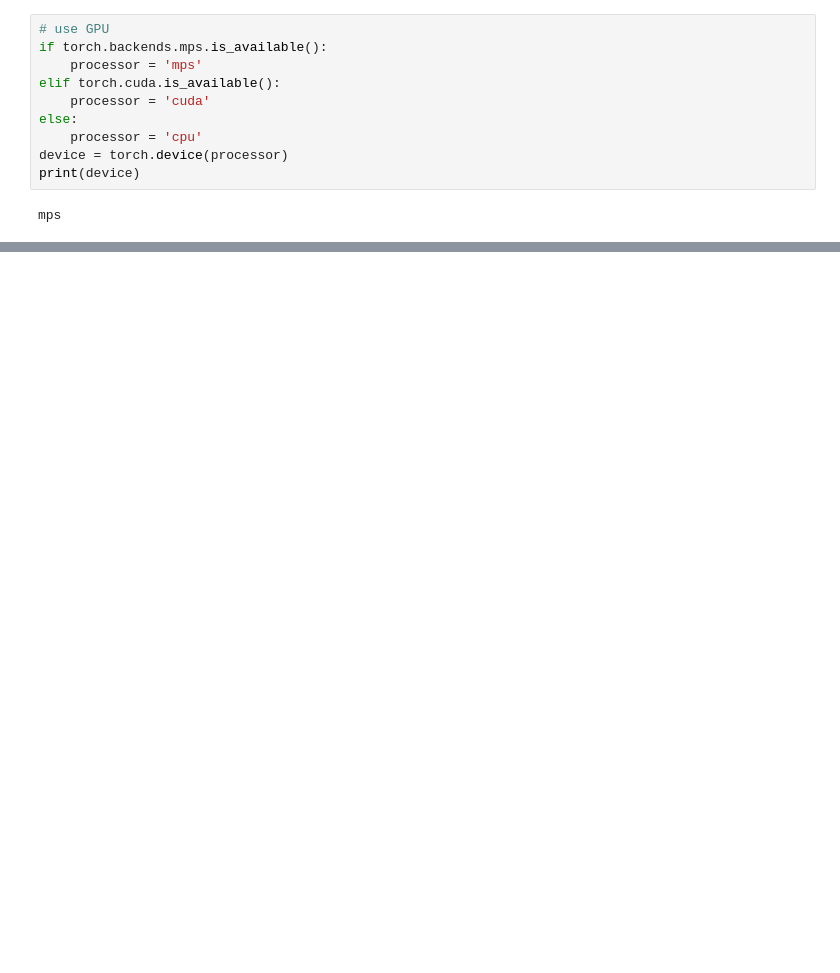
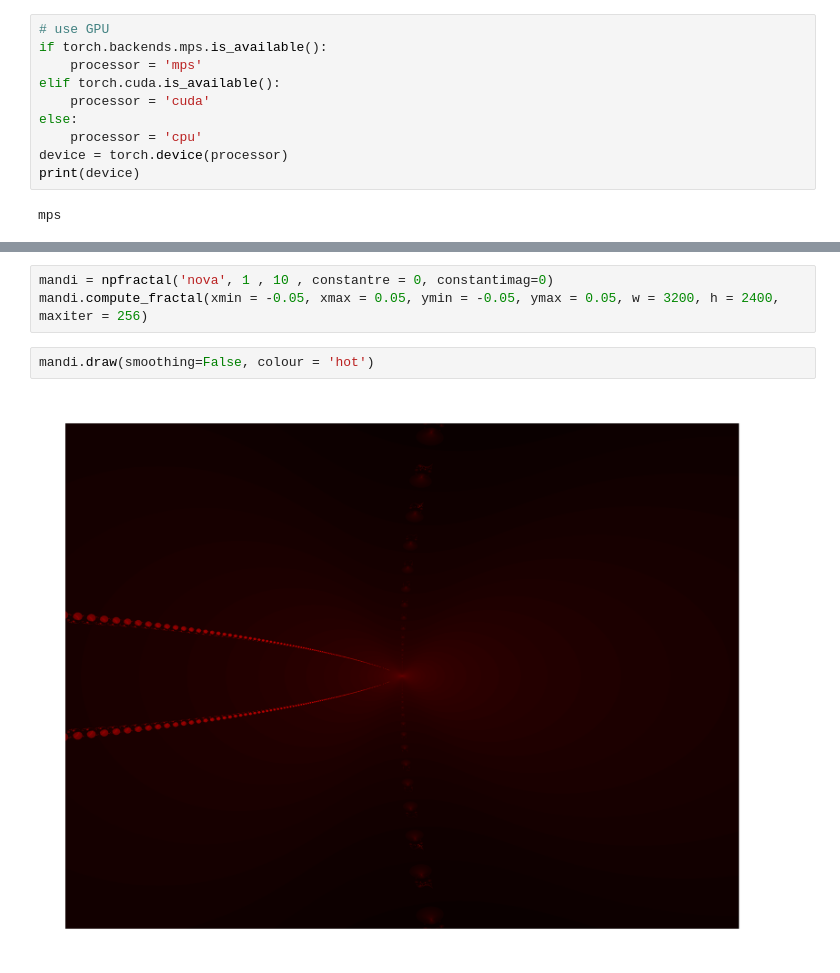
Before and after one commit to suf102/fun-projects, a Jupyter notebook: Drawing_Fractals_GPU.ipynb, the cells around one changed output, grey strips where cells are left out. Drawn from its saved outputs; the diff is of its cells as text; blank space fills up the shorter version.

```diff
--- a/Drawing_Fractals_GPU.ipynb
+++ b/Drawing_Fractals_GPU.ipynb
@@ -95,0 +242,7 @@ mandi.draw()
+# %%
+mandi = npfractal('nova', 1 , 10 , constantre = 0, constantimag=0)
+mandi.compute_fractal(xmin = -0.05, xmax = 0.05, ymin = -0.05, ymax = 0.05, w = 3200, h = 2400, maxiter = 256)
+# %%
+mandi.draw(smoothing=False, colour = 'hot')
+# %% [output]
+[figure, added]
```
Also changed, not shown: parts of 10 cells of this notebook, 1 other file.
